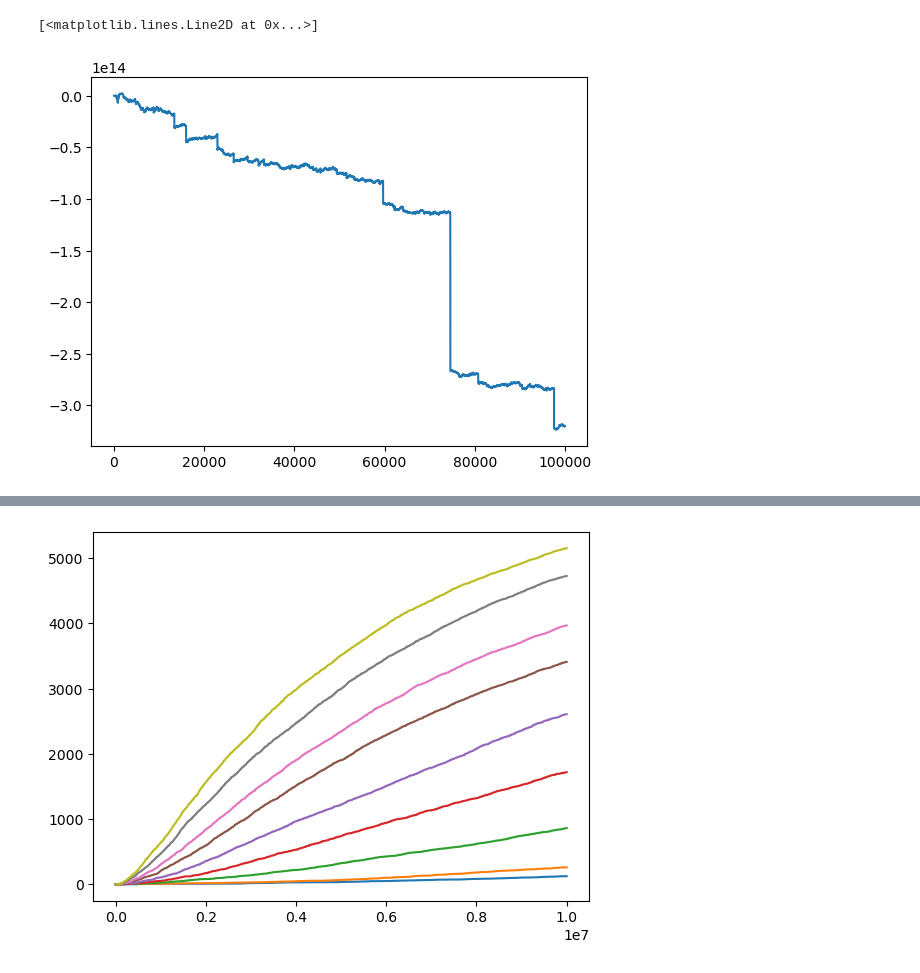
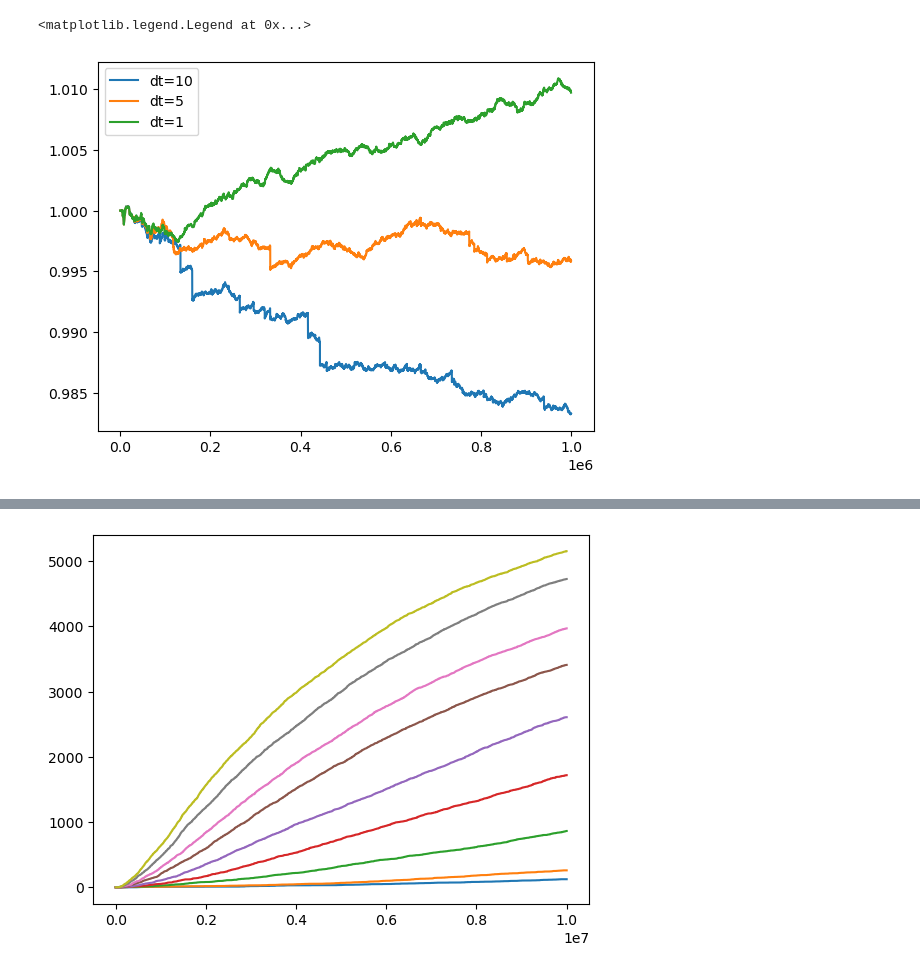
Before and after one commit to ThijsSpoor99/Project-Computational-Science, a Jupyter notebook: hypothesisTesting.ipynb, the cells around one changed output, grey strips where cells are left out. Cells and saved outputs as stored; diff of their text form; code cells hidden in the pictures.

```diff
--- a/hypothesisTesting.ipynb
+++ b/hypothesisTesting.ipynb
@@ -6,6 +4 @@ error = np.genfromtxt("Data/centaurEnergyError10dt.csv", delimiter=',')
-# %%
-plt.plot(np.cumsum(error))
-# %% [output]
-[<matplotlib.lines.Line2D at 0x...>]
-[figure, removed]
 # %%
@@ -14,3 +8,12 @@ energy2 = np.genfromtxt("Data/centaurEnergy2.csv", delimiter=',')
+# %%
+plt.plot(np.arange(0, 1e6, 10), energy10 / energy1[0], label='dt=10')
+plt.plot(np.arange(0, 1e6, 5), energy5 / energy1[0], label='dt=5')
+plt.plot(np.arange(0, 1e6, 1), energy1 / energy1[0], label='dt=1')
+plt.legend()
+# plt.ylim(0, 1.1)
+# %% [output]
+<matplotlib.legend.Legend at 0x...>
+[figure, added]
 # %%
 plt.plot(energy1, 'bo', markersize=1)
 plt.plot(energy2, 'ro', markersize=1)
```
Also changed, not shown: parts of 5 cells of this notebook, 36 other files.
